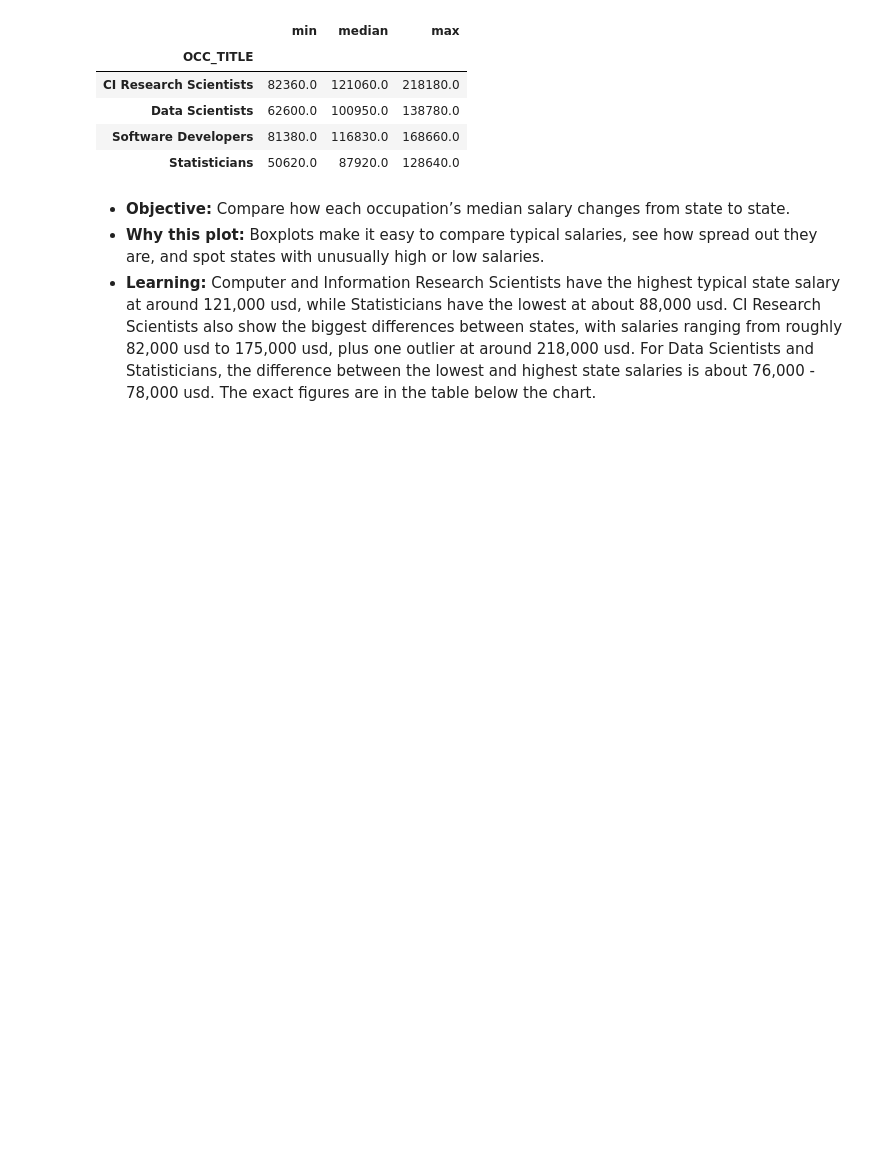
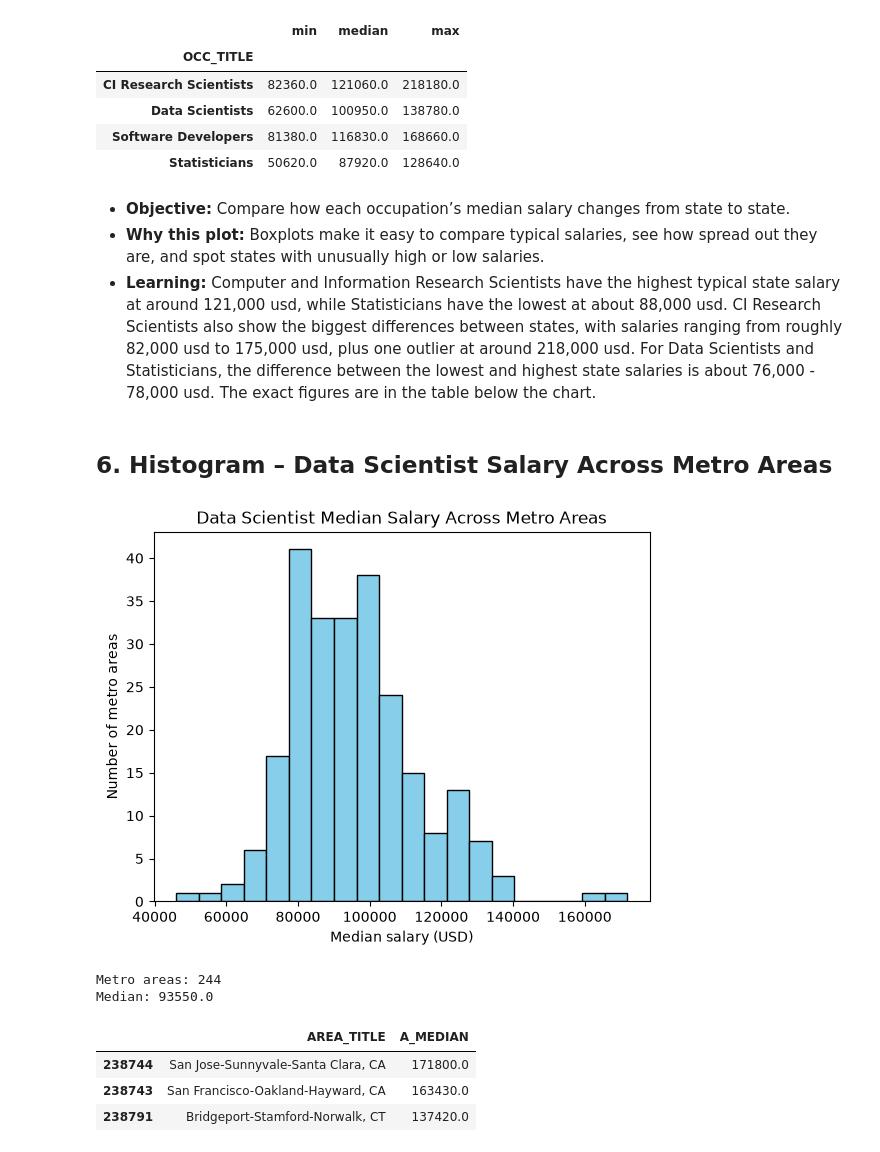
Before and after one commit to 2024658/Data_Visualisation_CA1, a Jupyter notebook: employment_analysis.ipynb, the cells around one changed output. Drawn from its saved outputs; the diff is of its cells as text; code cells hidden in the pictures; blank space fills up the shorter version.

```diff
--- a/employment_analysis.ipynb
+++ b/employment_analysis.ipynb
@@ -158,3 +161,27 @@ states.groupby("OCC_TITLE")["A_MEDIAN"].agg(["min", "median", "max"])
 - **Objective:** Compare how each occupation’s median salary changes from state to state.
 - **Why this plot:** Boxplots make it easy to compare typical salaries, see how spread out they are, and spot states with unusually high or low salaries.
 - **Learning:** Computer and Information Research Scientists have the highest typical state salary at around 121,000 usd, while Statisticians have the lowest at about 88,000 usd. CI Research Scientists also show the biggest differences between states, with salaries ranging from roughly 82,000 usd to 175,000 usd, plus one outlier at around 218,000 usd. For Data Scientists and Statisticians, the difference between the lowest and highest state salaries is about 76,000 - 78,000 usd. The exact figures are in the table below the chart.
+# %% [markdown]
+## 6. Histogram – Data Scientist Salary Across Metro Areas
+# %%
+# fitering metro areas only all industries combined just data scientists.
+metro = df[(df["AREA_TYPE"] == 4) & (df["I_GROUP"] == "cross-industry") & (df["OCC_CODE"] == "15-2051")]
+
+plt.hist(metro["A_MEDIAN"].dropna(), bins=20, color="skyblue", edgecolor="black")
+plt.title("Data Scientist Median Salary Across Metro Areas")
+plt.xlabel("Median salary (USD)")
+plt.ylabel("Number of metro areas")
+plt.show()
+
+
+print("Metro areas:", metro["A_MEDIAN"].count())
+print("Median:", metro["A_MEDIAN"].median())
+metro.nlargest(3, "A_MEDIAN")[["AREA_TITLE", "A_MEDIAN"]]
+# %% [output]
+[figure, added]
+Metro areas: 244
+Median: 93550.0
+|  | AREA_TITLE | A_MEDIAN |
+| 238744 | San Jose-Sunnyvale-Santa Clara, CA | 171800.0 |
+| 238743 | San Francisco-Oakland-Hayward, CA | 163430.0 |
+| 238791 | Bridgeport-Stamford-Norwalk, CT | 137420.0 |
```
Also changed, not shown: parts of 2 cells of this notebook.
